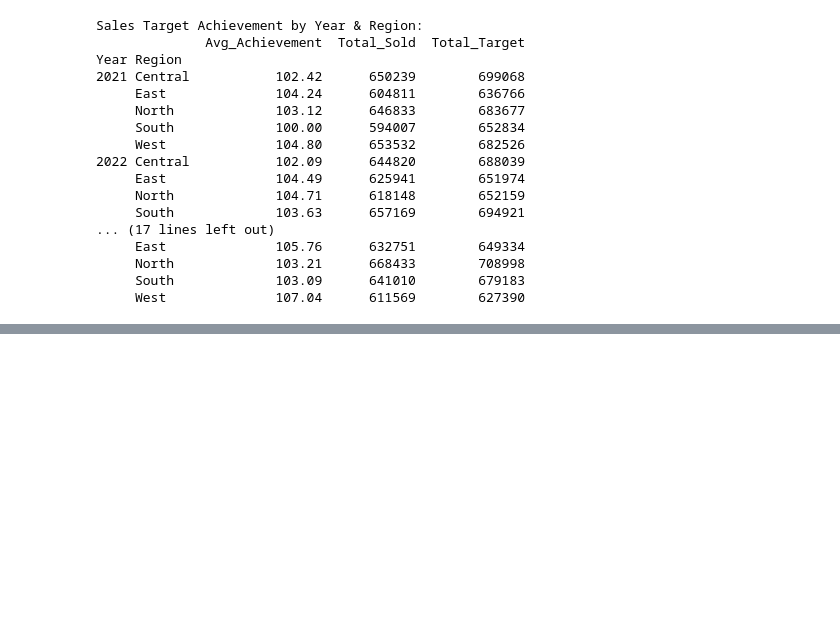
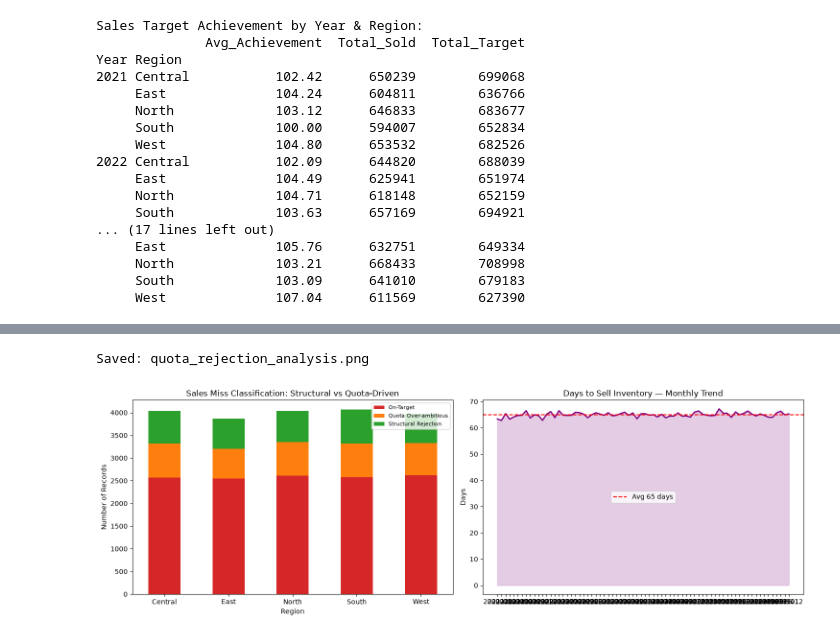
Before and after one commit to sghosh0210/Agiricultural-Project, a Jupyter notebook: notebooks/04_inventory_supply_chain.ipynb, the cells around one changed output, grey strips where cells are left out. Drawn from its saved outputs; the diff is of its cells as text; code cells hidden in the pictures; blank space fills up the shorter version.

```diff
--- a/notebooks/04_inventory_supply_chain.ipynb
+++ b/notebooks/04_inventory_supply_chain.ipynb
@@ -77,0 +159,36 @@ Overall Forecast Accuracy: 63.5%
+# %%
+# Quota Analysis — Over-quota vs Structural Rejection ────────────────
+# Categorise rows: high quota gap + low sentiment = structural; else = quota-driven
+df['Rejection_Type'] = 'On-Target'
+df.loc[(df['Quota_Gap_%'] > 20) & (df['Farmer_Sentiment_Score'] < df['Farmer_Sentiment_Score'].median()),
+       'Rejection_Type'] = 'Structural Rejection'
+df.loc[(df['Quota_Gap_%'] > 20) & (df['Farmer_Sentiment_Score'] >= df['Farmer_Sentiment_Score'].median()),
+       'Rejection_Type'] = 'Quota Over-ambitious'
+
+rej_region = df.groupby(['Region', 'Rejection_Type']).size().unstack(fill_value=0)
+
+fig, axes = plt.subplots(1, 2, figsize=(15, 5))
+rej_region.plot(kind='bar', ax=axes[0], stacked=True,
+                color=['#d62728', '#ff7f0e', '#2ca02c'])
+axes[0].set_title('Sales Miss Classification: Structural vs Quota-Driven')
+axes[0].set_xlabel('Region')
+axes[0].set_ylabel('Number of Records')
+axes[0].legend(loc='upper right', fontsize=8)
+axes[0].tick_params(axis='x', rotation=0)
+
+# Days to sell trend
+monthly_inv = df.groupby('Date')['Days_to_Sell_Inventory'].mean()
+axes[1].plot(monthly_inv.index, monthly_inv.values, color='purple', lw=2)
+axes[1].fill_between(monthly_inv.index, monthly_inv.values, alpha=0.2, color='purple')
+axes[1].axhline(monthly_inv.mean(), color='red', lw=1.5, linestyle='--',
+                label=f'Avg {monthly_inv.mean():.0f} days')
+axes[1].set_title('Days to Sell Inventory — Monthly Trend')
+axes[1].set_ylabel('Days')
+axes[1].legend()
+
+plt.tight_layout()
+plt.savefig('../outputs/figures/quota_rejection_analysis.png', bbox_inches='tight')
+print('Saved: quota_rejection_analysis.png')
+# %% [output]
+Saved: quota_rejection_analysis.png
+[figure, added]
```
Also changed, not shown: parts of 5 cells of this notebook.
